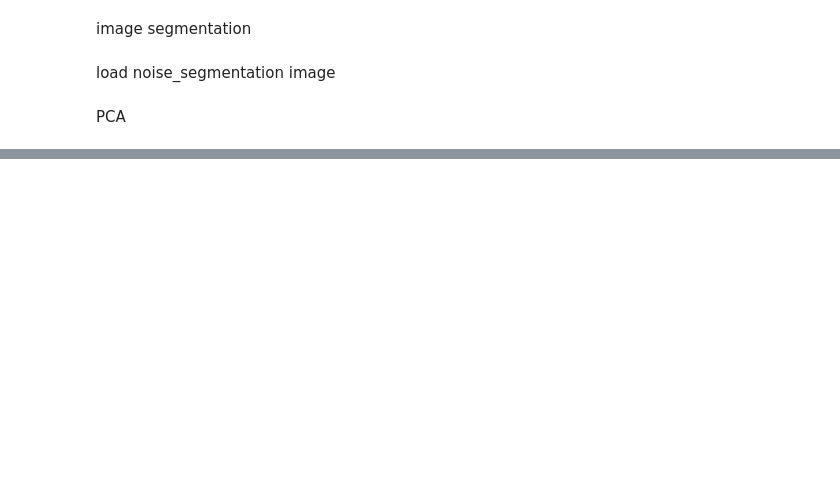
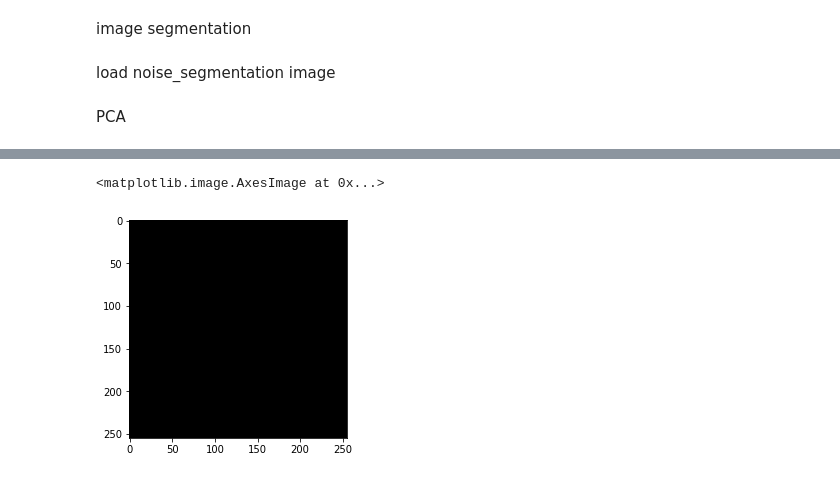
Before and after one commit to nickball007/hehe_PL, a Jupyter notebook: noise_pca.ipynb, the cells around one changed output, grey strips where cells are left out. Drawn from its saved outputs; the diff is of its cells as text; code cells hidden in the pictures; blank space fills up the shorter version.

```diff
--- a/noise_pca.ipynb
+++ b/noise_pca.ipynb
@@ -224,0 +297,5 @@ for i in range(len(png_imagelist)):
+# %%
+plt.imshow(np.add(np.zeros([255,255]), np.multiply(np.ones([255,255]),-70)), cmap='gray')
+# %% [output]
+<matplotlib.image.AxesImage at 0x...>
+[figure, added]
```
Also changed, not shown: parts of 54 cells of this notebook, 2 other files.
